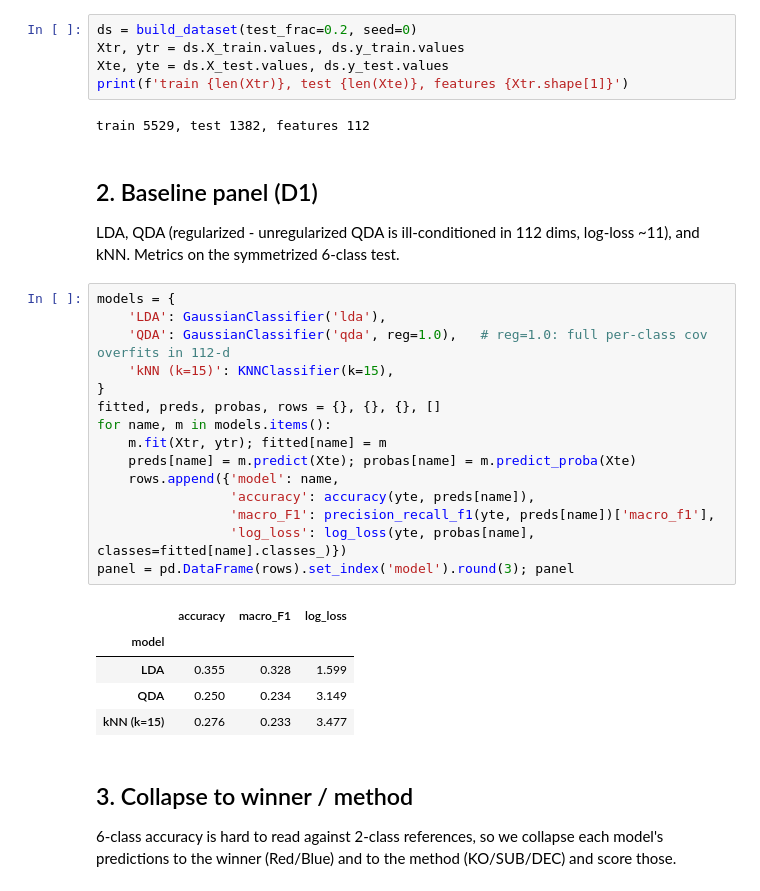
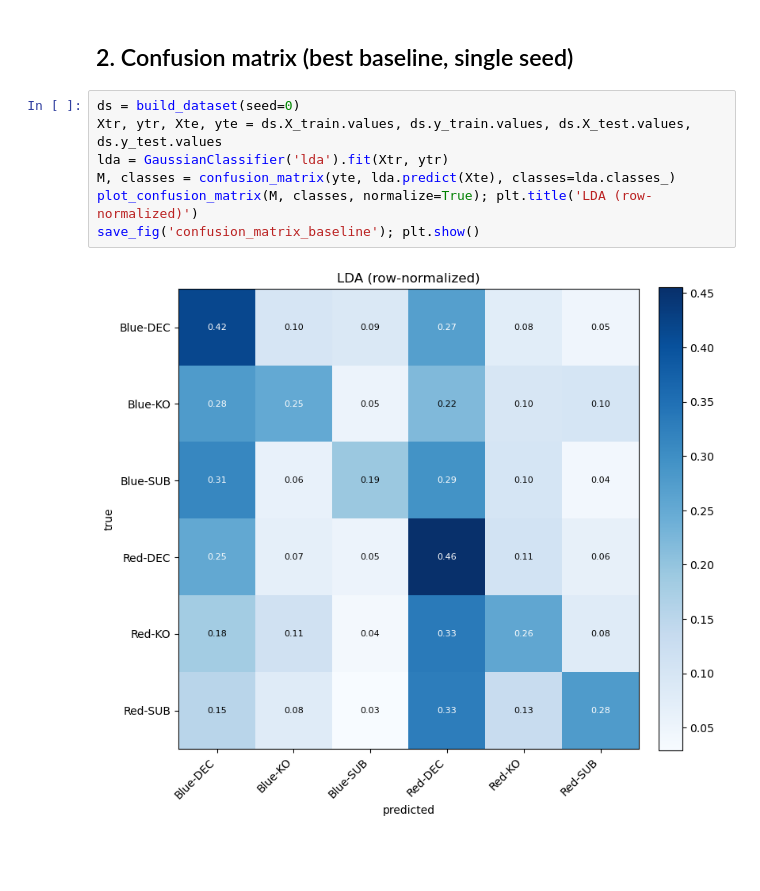
Before and after one commit to lcubrilo/PRML-Projekat, a Jupyter notebook: notebooks/02_baselines.ipynb, the cells around one changed output. Cells and saved outputs as stored; diff of their text form; blank space fills up the shorter version.

```diff
--- a/notebooks/02_baselines.ipynb
+++ b/notebooks/02_baselines.ipynb
@@ -14,34 +53,11 @@ from src.plotting import plot_confusion_matrix, save_fig
+# %% [markdown]
+## 2. Confusion matrix (best baseline, single seed)
 # %%
-ds = build_dataset(test_frac=0.2, seed=0)
-Xtr, ytr = ds.X_train.values, ds.y_train.values
-Xte, yte = ds.X_test.values, ds.y_test.values
-print(f'train {len(Xtr)}, test {len(Xte)}, features {Xtr.shape[1]}')
+ds = build_dataset(seed=0)
+Xtr, ytr, Xte, yte = ds.X_train.values, ds.y_train.values, ds.X_test.values, ds.y_test.values
+lda = GaussianClassifier('lda').fit(Xtr, ytr)
+M, classes = confusion_matrix(yte, lda.predict(Xte), classes=lda.classes_)
+plot_confusion_matrix(M, classes, normalize=True); plt.title('LDA (row-normalized)')
+save_fig('confusion_matrix_baseline'); plt.show()
 # %% [output]
-train 5529, test 1382, features 112
+[figure, added]
-# %% [markdown]
-## 2. Baseline panel (D1)
-LDA, QDA (regularized - unregularized QDA is ill-conditioned in 112 dims, log-loss ~11), and kNN. Metrics on the symmetrized 6-class test.
-# %%
-models = {
-    'LDA': GaussianClassifier('lda'),
-    'QDA': GaussianClassifier('qda', reg=1.0),   # reg=1.0: full per-class cov overfits in 112-d
-    'kNN (k=15)': KNNClassifier(k=15),
-}
-fitted, preds, probas, rows = {}, {}, {}, []
-for name, m in models.items():
-    m.fit(Xtr, ytr); fitted[name] = m
-    preds[name] = m.predict(Xte); probas[name] = m.predict_proba(Xte)
-    rows.append({'model': name,
-                 'accuracy': accuracy(yte, preds[name]),
-                 'macro_F1': precision_recall_f1(yte, preds[name])['macro_f1'],
-                 'log_loss': log_loss(yte, probas[name], classes=fitted[name].classes_)})
-panel = pd.DataFrame(rows).set_index('model').round(3); panel
-# %% [output]
-|  | accuracy | macro_F1 | log_loss |
-| model |  |  |  |
-| LDA | 0.355 | 0.328 | 1.599 |
-| QDA | 0.250 | 0.234 | 3.149 |
-| kNN (k=15) | 0.276 | 0.233 | 3.477 |
-# %% [markdown]
-## 3. Collapse to winner / method
-6-class accuracy is hard to read against 2-class references, so we collapse each model's predictions to the winner (Red/Blue) and to the method (KO/SUB/DEC) and score those.
```
Also changed, not shown: parts of 10 cells of this notebook, 14 other files.
